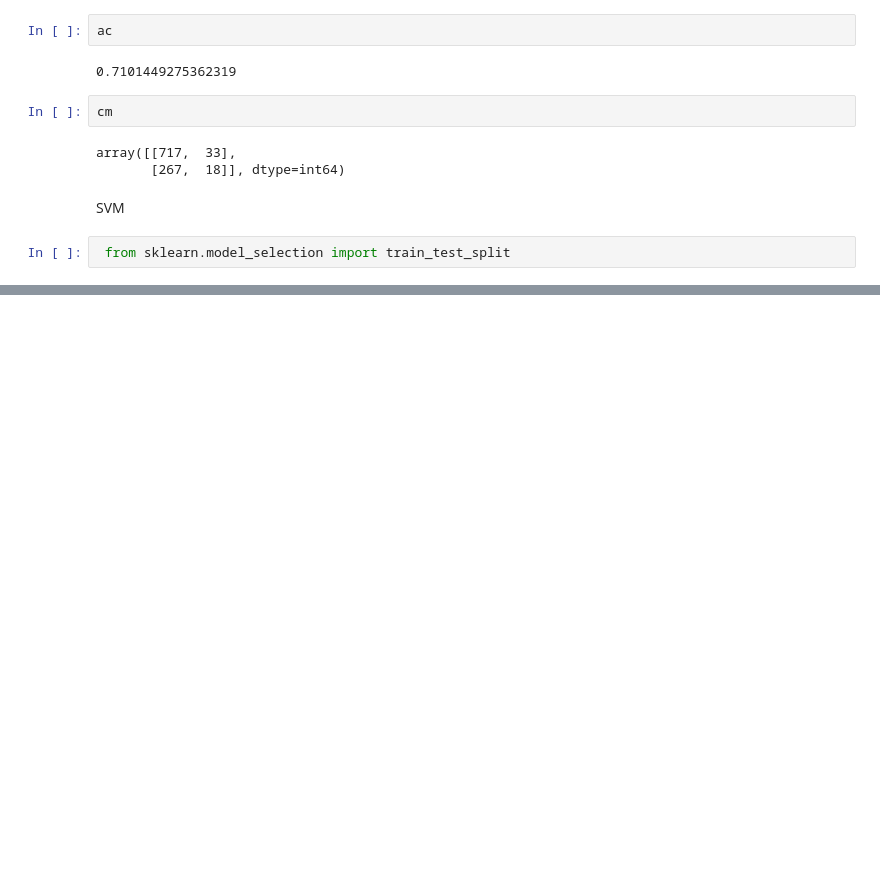
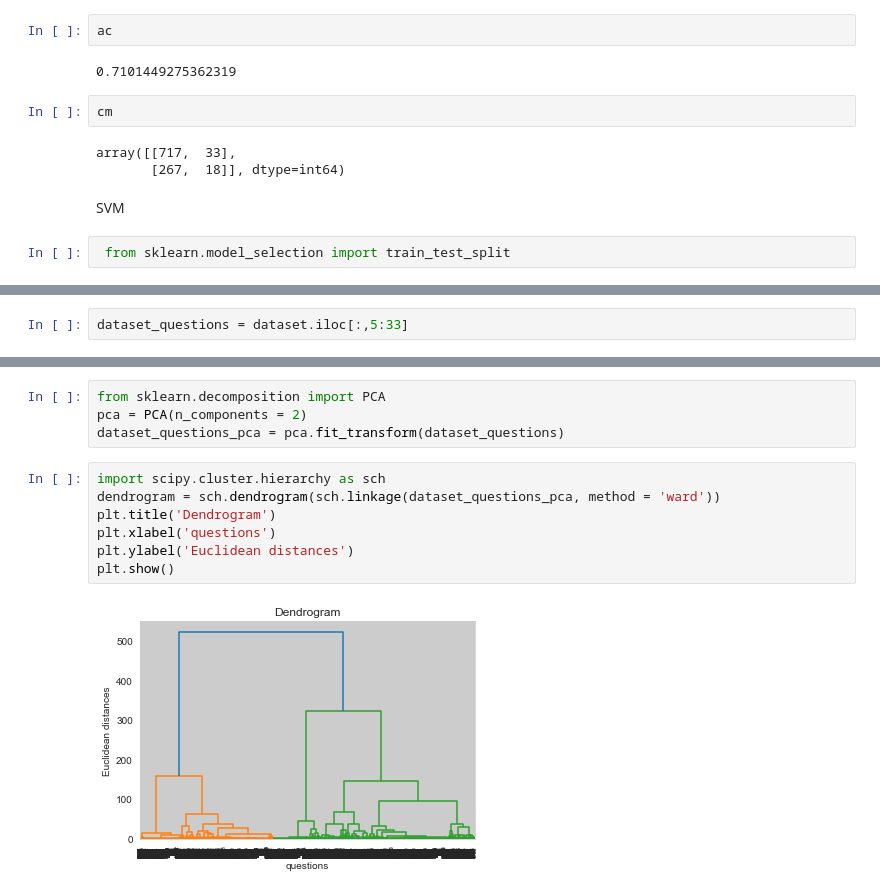
Before and after one commit to Nikhita-K/TYL-DS-Nikhita, a Jupyter notebook: Assignment-checkpoint.ipynb, the cells around one changed output, grey strips where cells are left out. Saved outputs shown, nothing was run; the diff lists cells and outputs as text; blank space fills up the shorter version.

```diff
--- a/Assignment-checkpoint.ipynb
+++ b/Assignment-checkpoint.ipynb
@@ -319,0 +417,2 @@ y = df.target
+# %%
+dataset_questions = dataset.iloc[:,5:33]
@@ -319,0 +429,13 @@ y = df.target
+# %%
+from sklearn.decomposition import PCA
+pca = PCA(n_components = 2)
+dataset_questions_pca = pca.fit_transform(dataset_questions)
+# %%
+import scipy.cluster.hierarchy as sch
+dendrogram = sch.dendrogram(sch.linkage(dataset_questions_pca, method = 'ward'))
+plt.title('Dendrogram')
+plt.xlabel('questions')
+plt.ylabel('Euclidean distances')
+plt.show()
+# %% [output]
+[figure, added]
```
Also changed, not shown: parts of 27 cells of this notebook.
